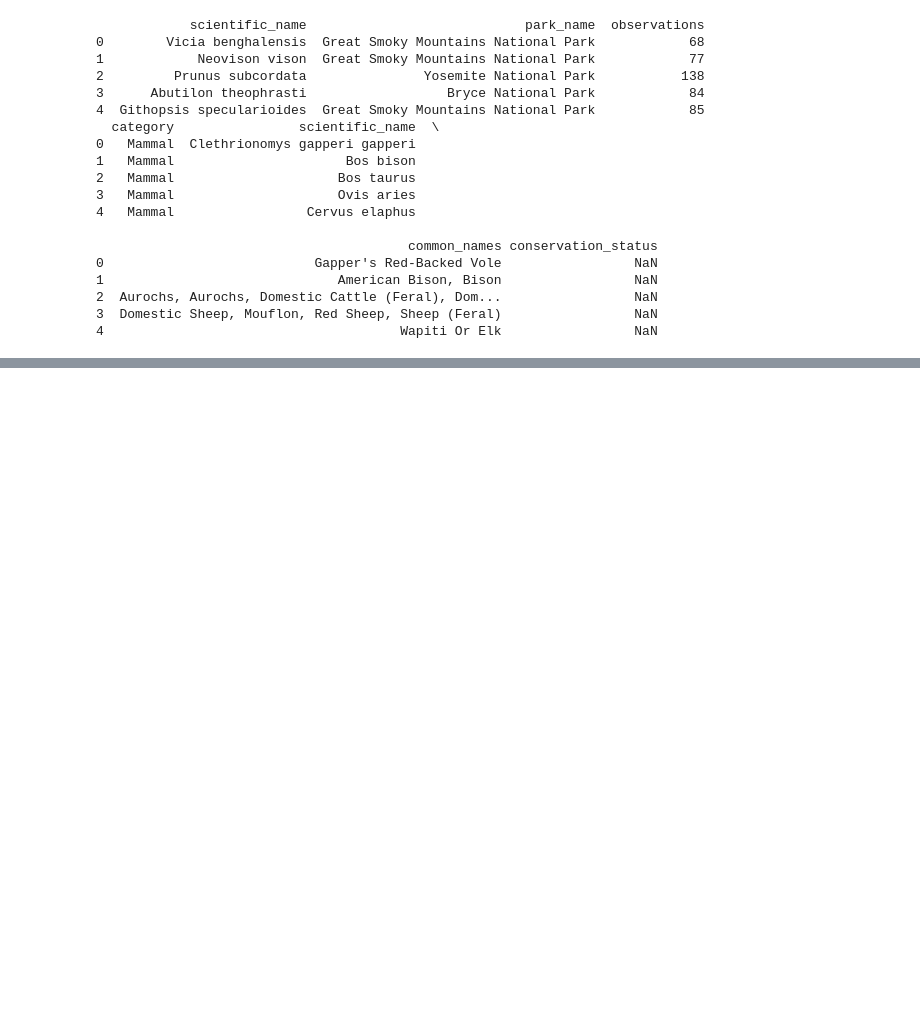
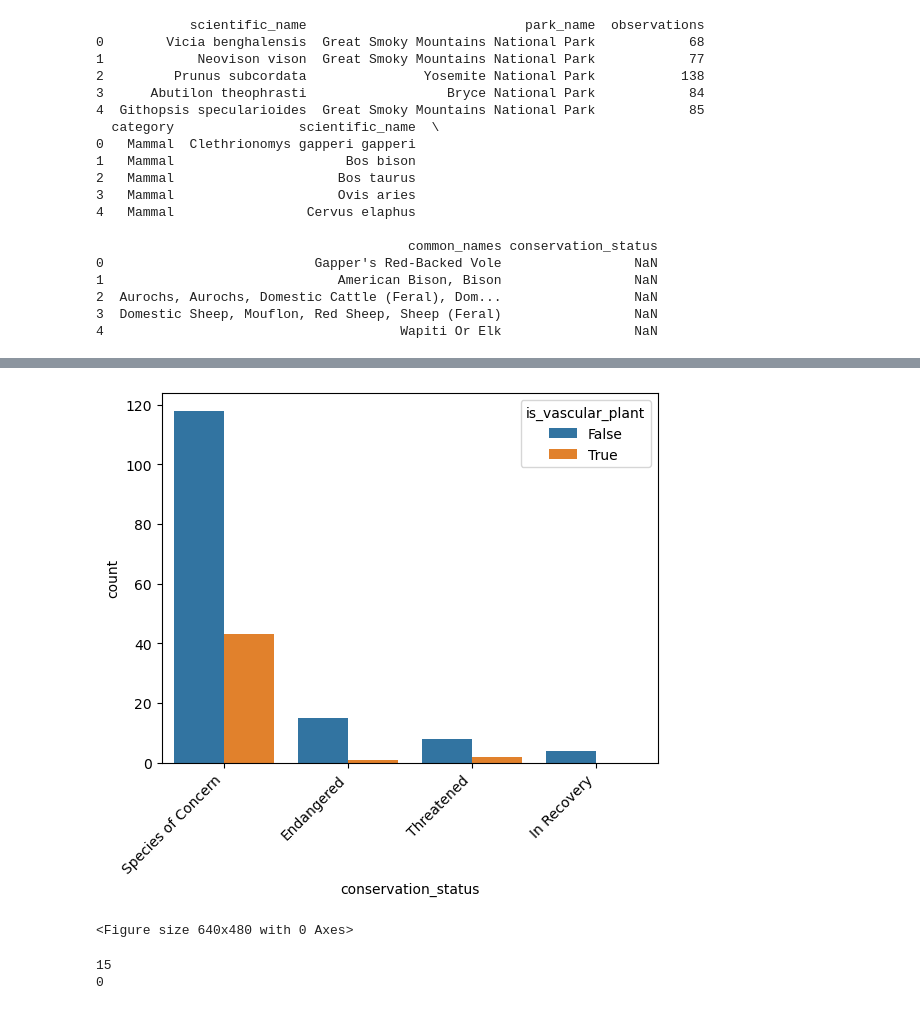
Before and after one commit to jacobledger/biodiversity_starter, a Jupyter notebook: biodiversity.ipynb, the cells around one changed output, grey strips where cells are left out. Saved outputs shown, nothing was run; the diff lists cells and outputs as text; code cells hidden in the pictures; blank space fills up the shorter version.

```diff
--- a/biodiversity.ipynb
+++ b/biodiversity.ipynb
@@ -30,0 +107,5 @@ print(sp_df.head())
+# %%
+# It's hard to say how it is affecting the dataset
+# I will add another column 'is_vascular_plant' to always be able to compare results with and without the data set
+sp_df['is_vascular_plant'] = sp_df['category'] == 'Vascular Plant'
+print(sp_df.head())
@@ -30,0 +133,15 @@ print(sp_df.head())
+# %%
+sns.countplot(data=sp_df, x='conservation_status', hue='is_vascular_plant')
+plt.xticks(rotation=45, ha='right')
+plt.show()
+plt.clf()
+# %% [output]
+[figure, added]
+<Figure size 640x480 with 0 Axes>
+# %%
+# I'm curious of any duplicate rows
+print(ob_df.duplicated().sum())
+print(sp_df.duplicated().sum())
+# %% [output]
+15
+0
```
Also changed, not shown: parts of 12 cells of this notebook.
